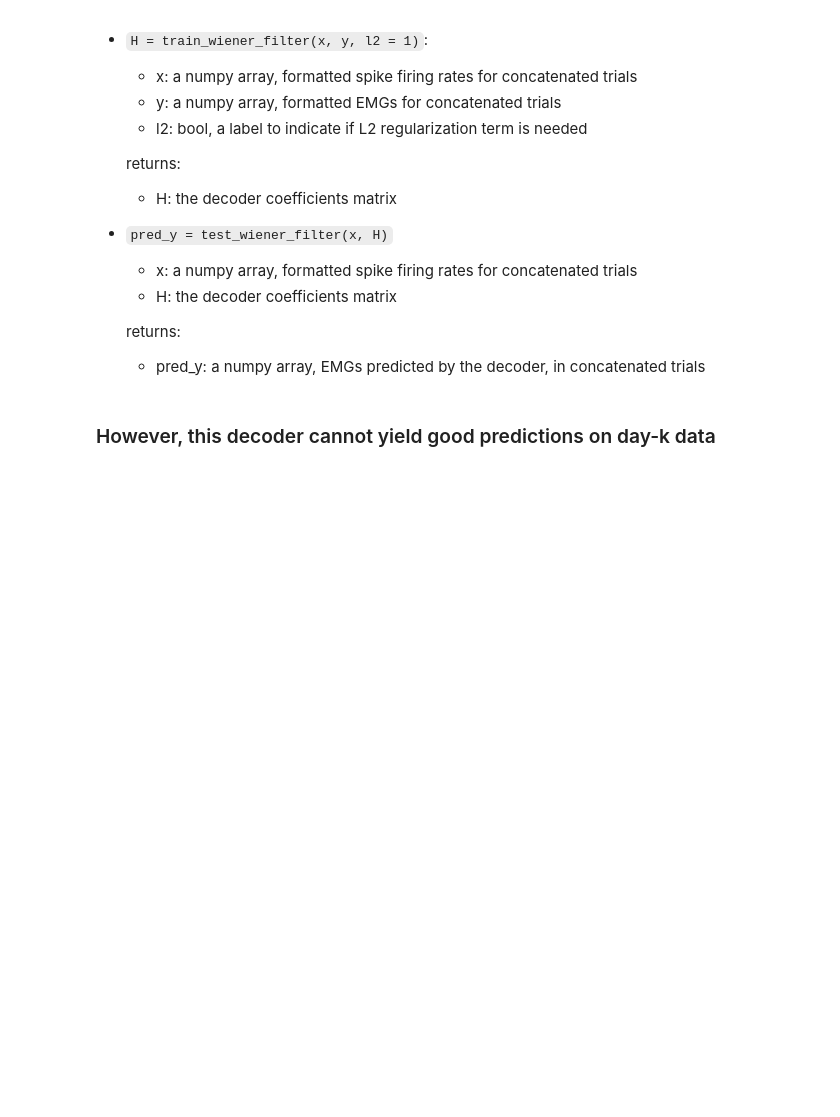
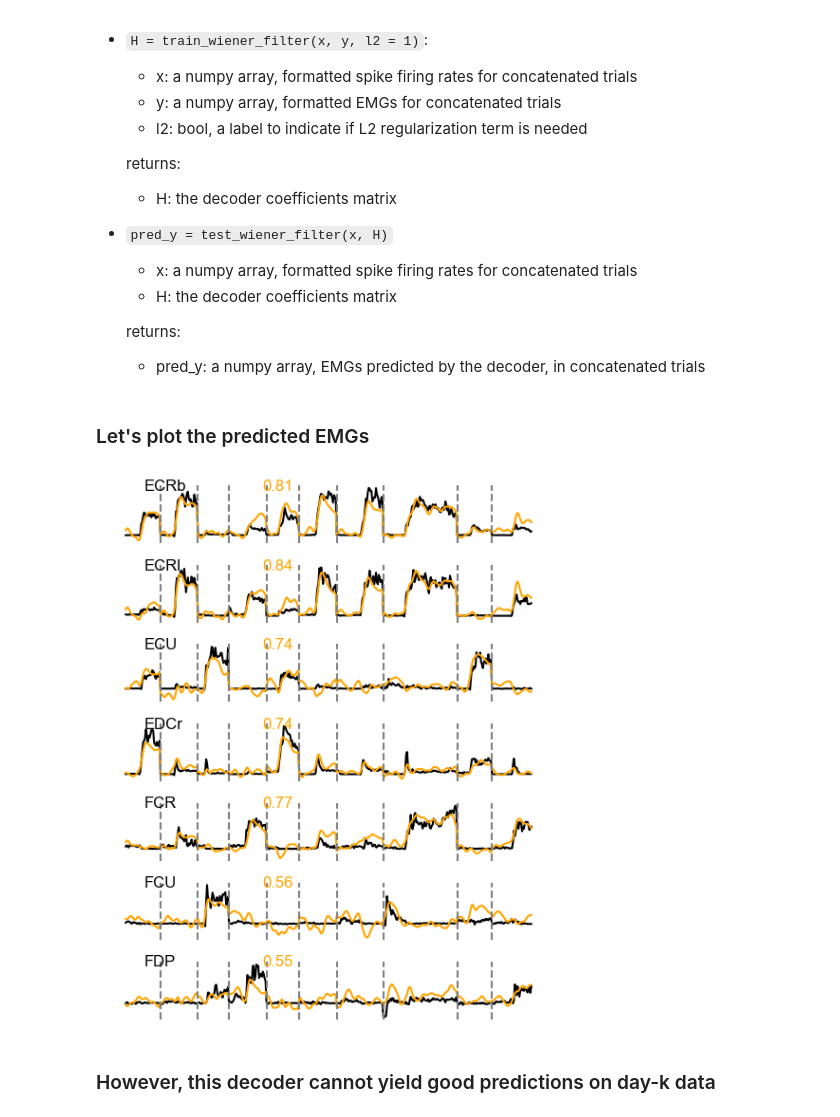
Before and after one commit to limblab/adversarial_BCI, a Jupyter notebook: Cycle_GAN_aligner.ipynb, the cells around one changed output. Drawn from its saved outputs; the diff is of its cells as text; code cells hidden in the pictures; blank space fills up the shorter version.

```diff
--- a/Cycle_GAN_aligner.ipynb
+++ b/Cycle_GAN_aligner.ipynb
@@ -270,6 +271,25 @@ Important functions:
 
   returns:
   - pred_y: a numpy array, EMGs predicted by the decoder, in concatenated trials
+# %% [markdown]
+### Let's plot the predicted EMGs
+# %%
+from utils import plot_actual_and_pred_EMG
+
+# ========================= Load the saved decoder and use day-0 data from test fold ==================================#
+day0_decoder = np.load('./decoder/Day-0 decoder.npy')
+
+#------ select testing trials from the best test fold ------#
+best_fold = np.argmax(mr2_list)
+for fold, (train_idx, test_idx) in enumerate(kf.split(day0_spike_)):
+    if fold == best_fold:
+        day0_spike_te = [day0_spike_[i] for i in test_idx]
+        day0_EMG_te = [day0_EMG_[i] for i in test_idx]
+
+plot_actual_and_pred_EMG('Using day-0 decoder to predict EMGs on day-0',
+                         day0_spike_te, day0_EMG_te, day0_decoder, bin_size, n_lags, 10, r2_list[best_fold], day0_EMG_names, 'orange')
+# %% [output]
+[figure, added]
 # %% [markdown]
 ### However, this decoder cannot yield good predictions on day-k data
 # %% [markdown]
```
Also changed, not shown: parts of 11 cells of this notebook, 9 other files.
